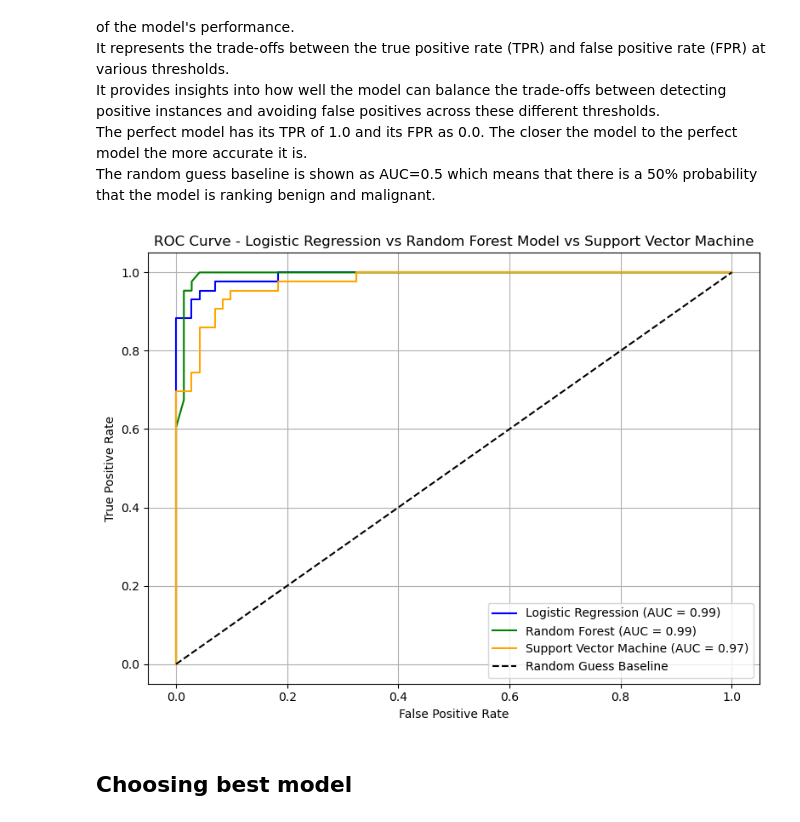
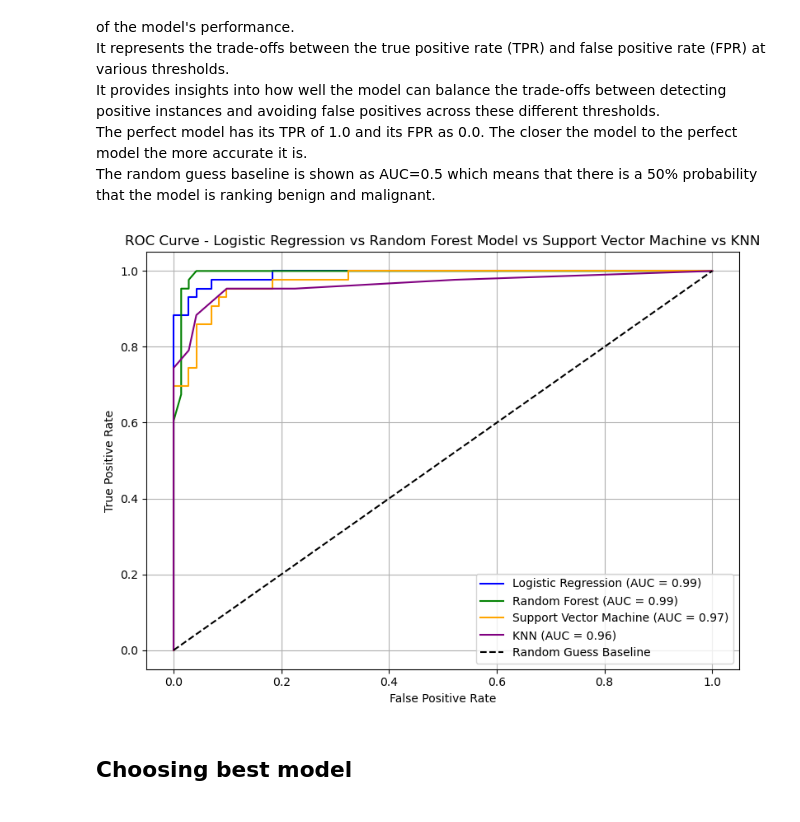
Before and after one commit to omaralfaqih6/breast_cancer_wisconsin, a Jupyter notebook: src/data_prep_mod_setup.ipynb, the cells around one changed output. Drawn from its saved outputs; the diff is of its cells as text; code cells hidden in the pictures.

Commit message:
Update data_prep_mod_setup.ipynb
Added KNN Model

```diff
--- a/src/data_prep_mod_setup.ipynb
+++ b/src/data_prep_mod_setup.ipynb
@@ -528,0 +532,33 @@ weighted avg       0.91      0.91      0.91       114
+# %%
+from sklearn.neighbors import KNeighborsClassifier
+from sklearn.model_selection import cross_val_score
+from sklearn.model_selection import GridSearchCV
+
+# Find a range of k values to test for KNN - 1 to 20
+k_values = list(range(1, 21))
+
+# Set up cross-validation for KNN with 5 folds, scoring by ROC AUC
+grid_search = GridSearchCV(KNeighborsClassifier(), param_grid = {'n_neighbors': k_values}, cv=5, scoring='roc_auc')
+grid_search.fit(X_train, y_train)
+
+print(f"Best k from GridSearchCV: {grid_search.best_params_['n_neighbors']}")
+print(f"Best score from GridSearchCV: {grid_search.best_score_}")
+
+# Fit the KNN model with the best k value found by GridSearchCV
+knn = KNeighborsClassifier(n_neighbors=grid_search.best_params_['n_neighbors'])
+knn.fit(X_train, y_train)
+
+# Predict the labels for the test set using the trained KNN model
+y_pred_knn = knn.predict(X_test)
+
+# Display the performance of the KNN model
+print("KNN Performance:")
+print(classification_report(y_test, y_pred_knn))
+
+# Confusion Matrix
+cm = confusion_matrix(y_test, y_pred_knn)
+disp = ConfusionMatrixDisplay(confusion_matrix=cm, display_labels=knn.classes_)
+disp.plot(cmap='Blues')
+plt.title("Confusion Matrix - KNN")
+plt.grid(False)
+plt.show()
@@ -571,40 +621,47 @@ The random guess baseline is shown as AUC=0.5 which means that there is a 50% pr
 y_prob_lr = lr.predict_proba(X_test)[:, 1] # For Logistic Regression model
 y_prob_rf = rf.predict_proba(X_test)[:, 1] # For Random Forest Model
 y_prob_svm = svm.predict_proba(X_test)[:, 1]  # For Support Vector Machine
+y_prob_knn = knn.predict_proba(X_test)[:, 1]  # For Support Vector Machine
 
 # Compute ROC curve and AUC for Logistic Regression
 fpr_lr, tpr_lr, _ = roc_curve(y_test, y_prob_lr)
 auc_lr = roc_auc_score(y_test, y_prob_lr)
 
 # Compute ROC curve and AUC for Random Forest
 fpr_rf, tpr_rf, _ = roc_curve(y_test, y_prob_rf)
 auc_rf = roc_auc_score(y_test, y_prob_rf)
 
 # Compute ROC curve and AUC for Support Vector Machine
 fpr_svm, tpr_svm, _ = roc_curve(y_test, y_prob_svm)
 auc_svm = roc_auc_score(y_test, y_prob_svm)
 
+# Compute ROC curve and AUC for KNN
+fpr_knn, tpr_knn, _ = roc_curve(y_test, y_prob_knn)
+auc_knn = roc_auc_score(y_test, y_prob_knn)
+
 # Plot ROC curves
 plt.figure(figsize=(8, 6))
 plt.plot(fpr_lr, tpr_lr, label=f'Logistic Regression (AUC = {auc_lr:.2f})', color='blue')
 plt.plot(fpr_rf, tpr_rf, label=f'Random Forest (AUC = {auc_rf:.2f})', color='green')
 plt.plot(fpr_svm, tpr_svm, label=f'Support Vector Machine (AUC = {auc_svm:.2f})', color='orange')
+plt.plot(fpr_knn, tpr_knn, label=f'KNN (AUC = {auc_knn:.2f})', color='purple')
+
 
 # Plot random guess line
 # This line represents a model that randomly guesses the class labels
 # It serves as a baseline for comparison with the other models
 plt.plot([0, 1], [0, 1], 'k--', label='Random Guess Baseline')
 
 # Set labels and title for the plot
 plt.xlabel('False Positive Rate')
 plt.ylabel('True Positive Rate')
-plt.title('ROC Curve - Logistic Regression vs Random Forest Model vs Support Vector Machine')
+plt.title('ROC Curve - Logistic Regression vs Random Forest Model vs Support Vector Machine vs KNN')
 plt.legend(loc='lower right')
 plt.grid(True)
 plt.tight_layout()
 plt.show()
 # %% [output]
-[figure, old version]
+[figure, new version]
 # %% [markdown]
 ## Choosing best model
 # %% [markdown]
```
Also changed, not shown: parts of 4 cells of this notebook.
